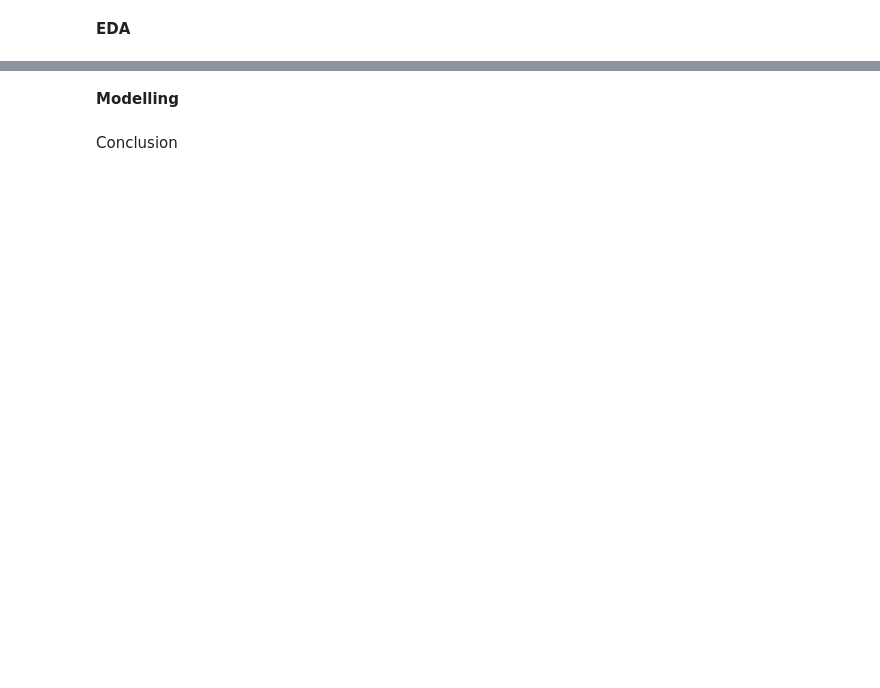
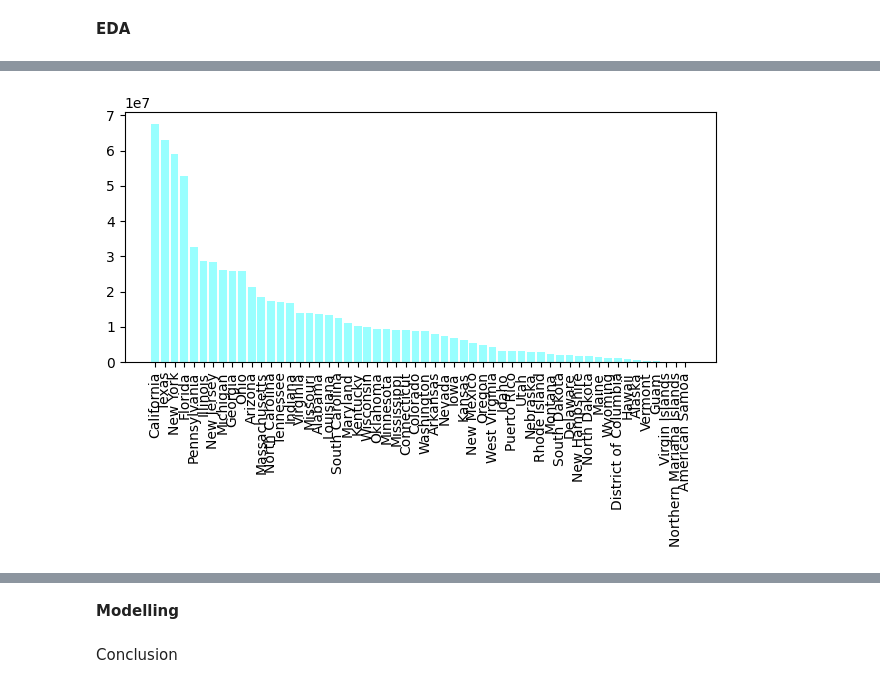
Before and after one commit to mhiyer/Datascience-Demo, a Jupyter notebook: ds_notebook_course.ipynb, the cells around one changed output, grey strips where cells are left out. Saved outputs shown, nothing was run; the diff lists cells and outputs as text; code cells hidden in the pictures; blank space fills up the shorter version.

```diff
--- a/ds_notebook_course.ipynb
+++ b/ds_notebook_course.ipynb
@@ -6,0 +56,9 @@
+# %%
+df_g = df.groupby('state').agg('sum')
+df_g = df_g.sort_values(by=['deaths'],ascending=False)
+plt.bar(df_g.index,df_g.deaths,color='aqua',alpha=0.4)
+plt.xticks(rotation=90)
+plt.tight_layout()
+plt.show()
+# %% [output]
+[figure, added]
```
Also changed, not shown: parts of 10 cells of this notebook.
